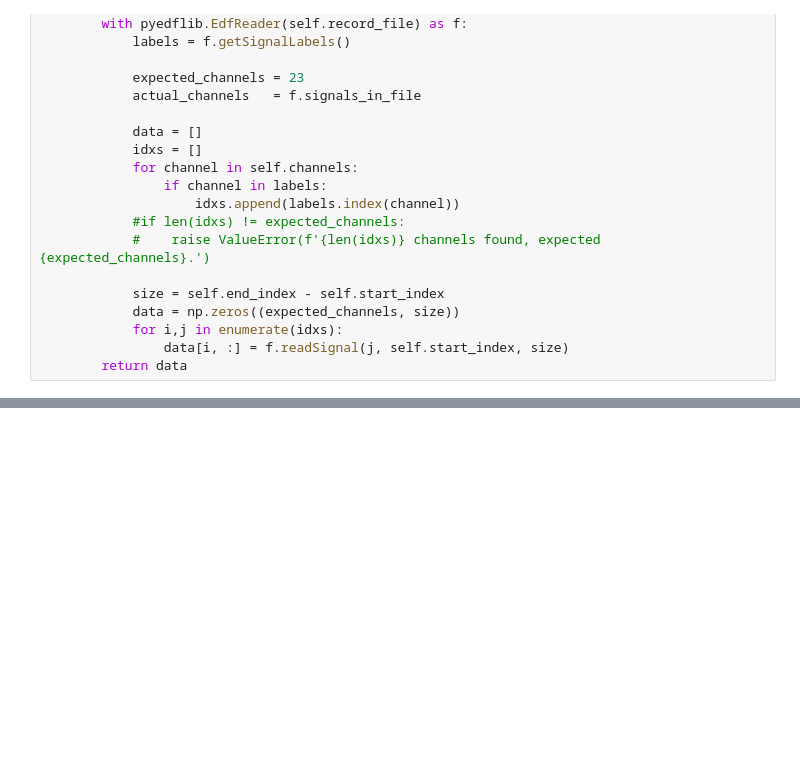
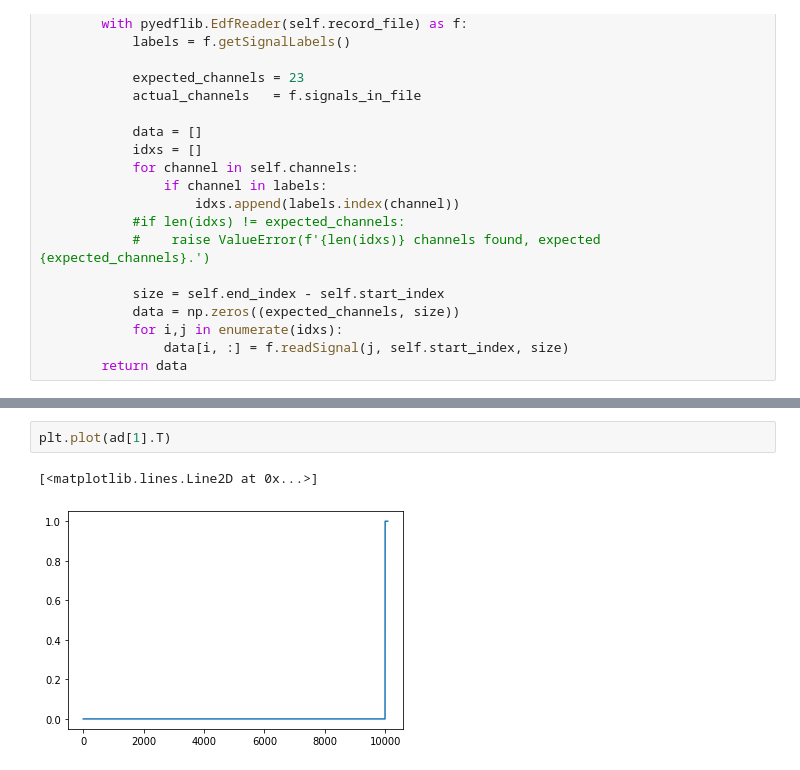
Before and after one commit to FilipMiscevic/SeizureDetection, a Jupyter notebook: chb_import.ipynb, the cells around one changed output, grey strips where cells are left out. Drawn from its saved outputs; the diff is of its cells as text; blank space fills up the shorter version.

```diff
--- a/chb_import.ipynb
+++ b/chb_import.ipynb
@@ -438,0 +536,5 @@ weighted avg       0.80      0.80      0.80      1166
+# %%
+plt.plot(ad[1].T)
+# %% [output]
+[<matplotlib.lines.Line2D at 0x...>]
+[figure, added]
```
Also changed, not shown: parts of 13 cells of this notebook, 1 other file.
